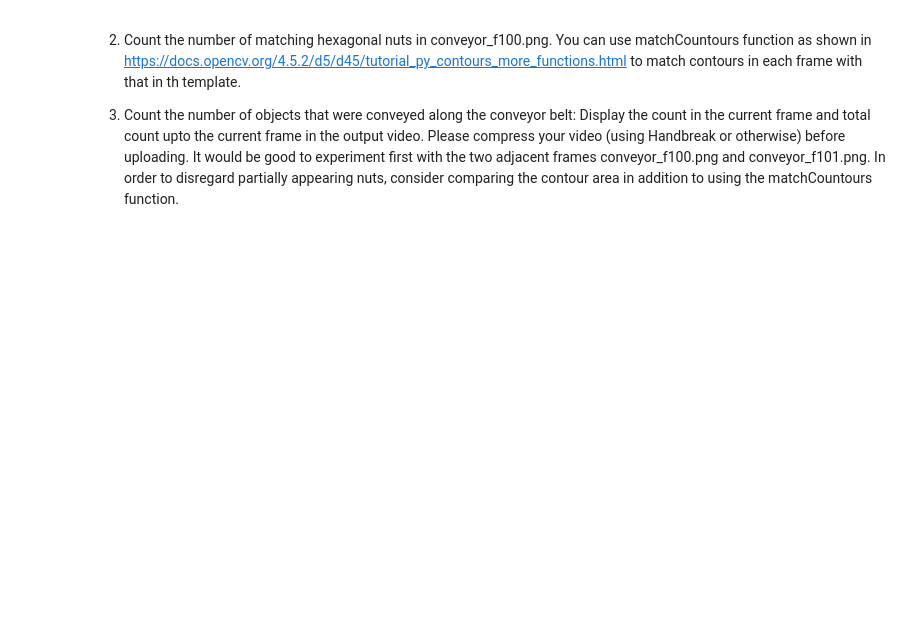
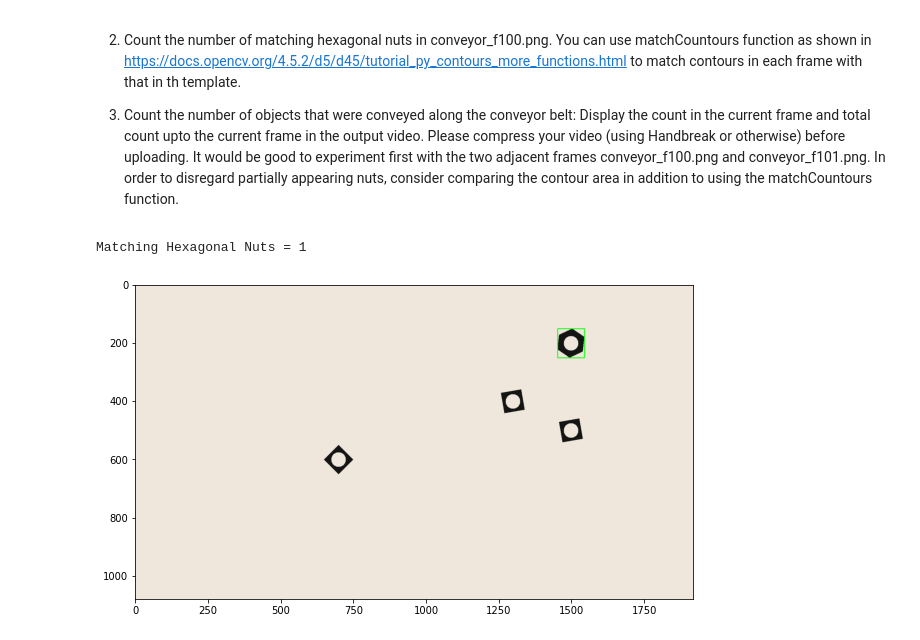
Before and after one commit to ayodyawkh/EN2550, a Jupyter notebook: Assignment_3/Assignment_3.ipynb, the cells around one changed output. Saved outputs shown, nothing was run; the diff lists cells and outputs as text; code cells hidden in the pictures; blank space fills up the shorter version.

```diff
--- a/Assignment_3/Assignment_3.ipynb
+++ b/Assignment_3/Assignment_3.ipynb
@@ -168,6 +187,24 @@ Can't receive frame (stream end?). Exiting.
 2. Count the number of matching hexagonal nuts in conveyor_f100.png. You can use matchCountours function as shown in https://docs.opencv.org/4.5.2/d5/d45/tutorial_py_contours_more_functions.html to match contours in each frame with that in th template.
 
 3. Count the number of objects that were conveyed along the conveyor belt: Display the count in the current frame and total count upto the current frame in the output video. Please compress your video (using Handbreak or otherwise) before uploading. It would be good to experiment first with the two adjacent frames conveyor_f100.png and conveyor_f101.png. In order to disregard partially appearing nuts, consider comparing the contour area in addition to using the matchCountours function.
+# %%
+Base_Contours = Contours[0][0]
+
+Matching_nuts = 0
+for i in Contours[2]:
+    ret = cv.matchShapes(Base_Contours, i, 1, 0.0)
+    if ret < 0.001:
+        Matching_nuts += 1
+        x, y, w, h = cv.boundingRect(i)
+        cv.rectangle(conveyor_f100, (x,y), (x + w, y + h), (0,255,0), 2)
+print("Matching Hexagonal Nuts =", Matching_nuts)
+
+fig, ax = plt. subplots(figsize = (10,10))
+ax.imshow(cv.cvtColor(conveyor_f100, cv.COLOR_BGR2RGB))
+plt.show()
+# %% [output]
+Matching Hexagonal Nuts = 1
+[figure, added]
 # %%
 # Yor code here.
 
```
Also changed, not shown: parts of 2 cells of this notebook.
